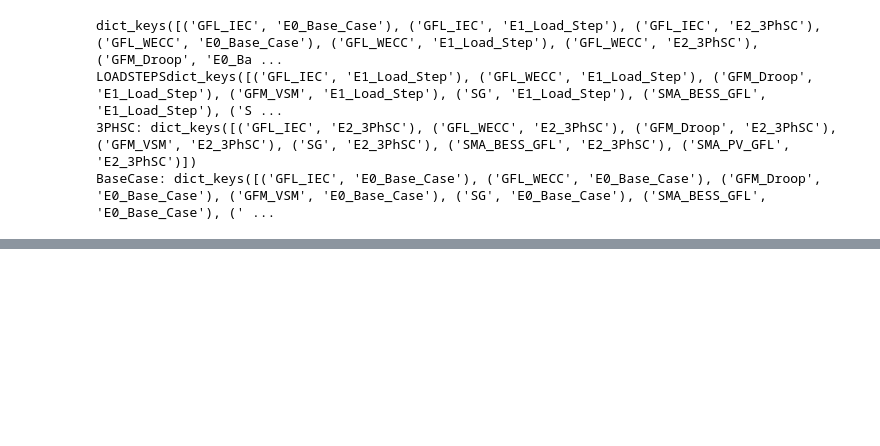
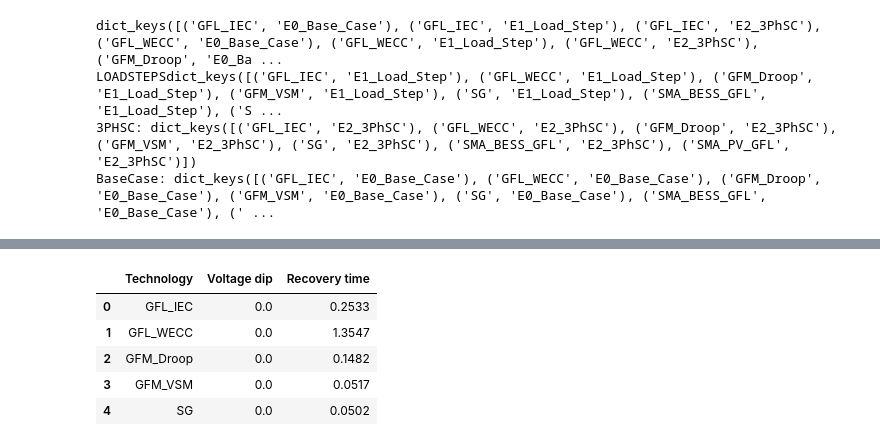
Before and after one commit to marioataveraleon/Thesis, a Jupyter notebook: Scripts/kpis.ipynb, the cells around one changed output, grey strips where cells are left out. Saved outputs shown, nothing was run; the diff lists cells and outputs as text; code cells hidden in the pictures; blank space fills up the shorter version.

Commit message:
RoCoF function corrected, analysis for load step and 3phsc created

```diff
--- a/Scripts/kpis.ipynb
+++ b/Scripts/kpis.ipynb
@@ -108,7 +127,7 @@ def kpi_rocof_max(df,colmap,t0:float,t1:float) -> float:
     t=get_series(df,colmap,"t").to_numpy()
     f=get_series(df,colmap,"f").to_numpy()
     m = window_mask(t,t0,t1)
-    dfdt = finite_diff_derivative(m[t],f[m]) #df/dt
+    dfdt = finite_diff_derivative(t[m],f[m]) #df/dt
     idx = np.argmax(np.abs(dfdt))
     return float(dfdt[idx])
 
@@ -294,0 +334,19 @@ IndexError: arrays used as indices must be of integer (or boolean) type
+# %%
+rows = []
+for (technology,fault), df in three_ph_scs.items():
+    Vdip = kpi_Vmin_fault(df,colmap,0.95,20)
+    recovery_time = kpi_V_recovery_time(df,colmap,1.1,0.95,0.05,1,20)
+
+    row = {"Technology" : technology, "Voltage dip": Vdip,
+           "Recovery time":recovery_time,}
+    rows.append(row)
+
+three_ph_sc_analysis = pd.DataFrame(rows)
+three_ph_sc_analysis.head()
+# %% [output]
+|  | Technology | Voltage dip | Recovery time |
+| 0 | GFL_IEC | 0.0 | 0.2533 |
+| 1 | GFL_WECC | 0.0 | 1.3547 |
+| 2 | GFM_Droop | 0.0 | 0.1482 |
+| 3 | GFM_VSM | 0.0 | 0.0517 |
+| 4 | SG | 0.0 | 0.0502 |
```
Also changed, not shown: parts of 3 cells of this notebook.
